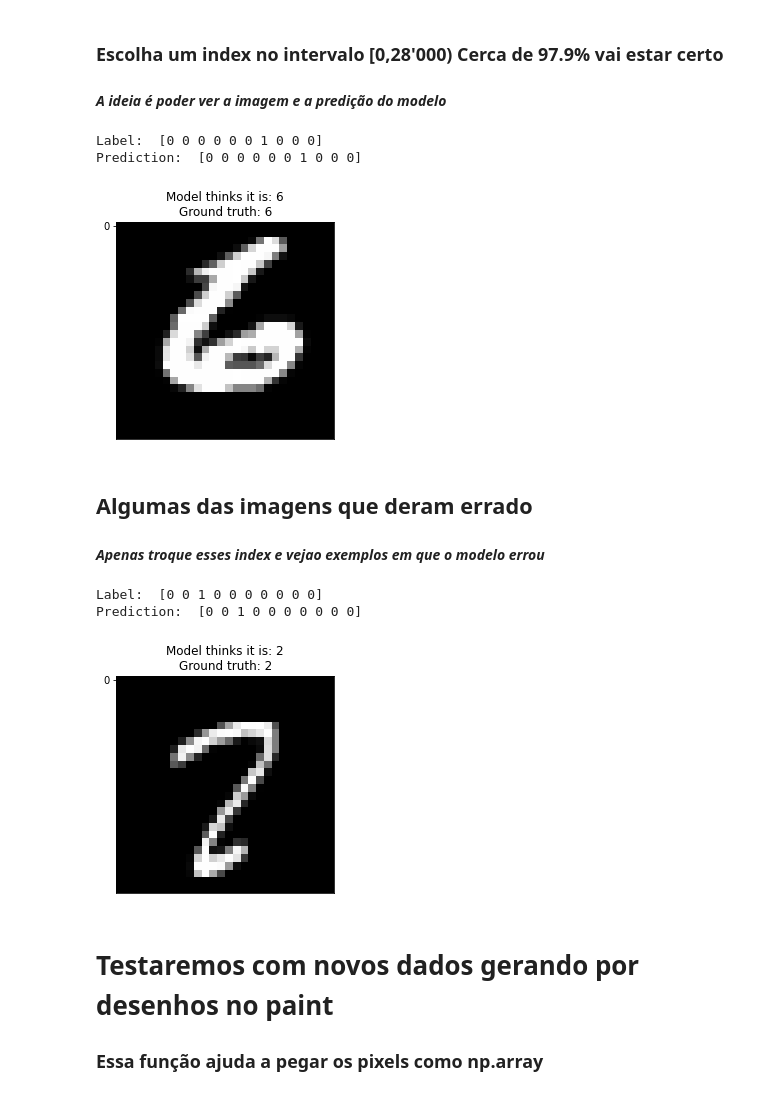
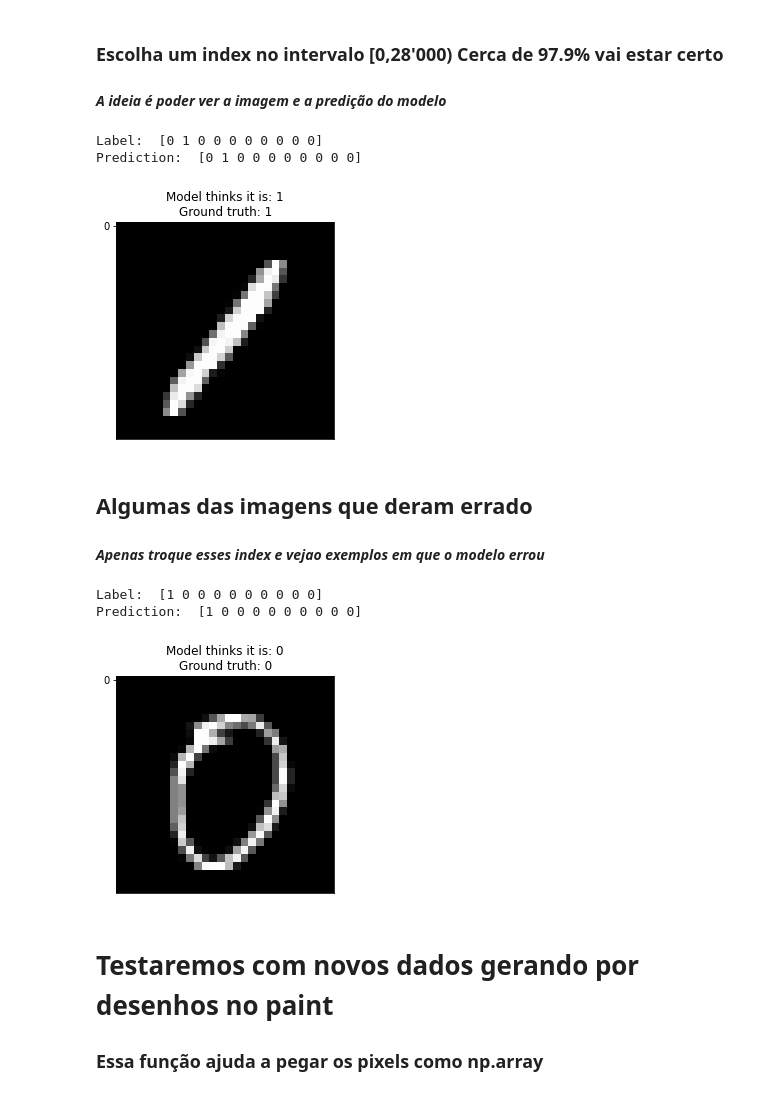
Before and after one commit to evertonse/Custom-DL-Model-using-MNIST, a Jupyter notebook: MNIST Model.ipynb, the cells around one changed output. Cells and saved outputs as stored; diff of their text form; code cells hidden in the pictures.

```diff
--- a/MNIST Model.ipynb
+++ b/MNIST Model.ipynb
@@ -48,21 +48,25 @@ Claro que foi só eu desenhando no paint e testando, mas te faz questionar um po
 # traning_data, foi os 42 mil usados pelo modelo.
 # dimensions, as dimensões usadas para treinamentodo modelo (784,128,128,10)
 all_data = load_mnist_data()
+split = 42000
 
+normalize_term = np.amax(all_data["inputs" ])
+
+print("Normalizing Term:",	normalize_term)
 print("Quantidade de exemplos:",	len(all_data["inputs"]))
 print("Dimensão da imagem: ",		len(all_data["inputs"][0]))
 print("Quantidade de digitos: ",	len(all_data["outputs"][0]))
 
 # Treinamos com 42 mil exemplos
 train_data = {
-	"inputs" :	all_data["inputs" ][:42000],
-	"outputs":	all_data["outputs"][:42000]
+	"inputs" :	all_data["inputs" ][:split]/normalize_term,
+	"outputs":	all_data["outputs"][:split]
 }
 
 # Restante dos 28 mil exemplos que o modelo não viu, será nossos dados de teste
 test_data = {
-	"inputs" :	all_data["inputs" ][42000:],
-	"outputs":	all_data["outputs"][42000:]
+	"inputs" :	all_data["inputs" ][split:]/normalize_term,
+	"outputs":	all_data["outputs"][split:]
 }
 
 test_data_being_used = test_data
@@ -83,7 +86,7 @@ model  = Model.load("./models/model_128x128")
 """É possivel repetir essa celula diversas vezes para treinar o modelo, com epochs, our learning rate diferentes"""
 learning_rate = 0.035
 # Fique a vontade pra trocar aumentar as épocas, sei que com 50 chega a 98% acurácia
-epochs = 5
+epochs = 0
 model_filename = "model_128x128"
 
 print("\n> Model Started Training...\n")
@@ -99,11 +102,7 @@ model.train(
 #model = Model.load("./models/" + model_filename)
 
 print("> Done.")
-
-model.print()
-
-model.save("./models/" + model_filename)
-print("> model saved in: ",model_filename)
+print(f"{np.std(train_data['inputs'])=}")
 # %% [output]
 > Model Started Training...
 
@@ -183,23 +193,23 @@ Acurácia:  0.9747857142857143
 #### *A ideia é poder ver a imagem e a predição do modelo*
 # %%
 # Escolha um index no intervalo [0,2800'000) Cerca de 96% vai estar certo
-index = 27999
+index = 27049
 test_prediction(index,test_data_being_used,model)
 # %% [output]
-Label:  [0 0 0 0 0 0 1 0 0 0]
-Prediction:  [0 0 0 0 0 0 1 0 0 0]
+Label:  [0 1 0 0 0 0 0 0 0 0]
+Prediction:  [0 1 0 0 0 0 0 0 0 0]
-[figure, old version]
+[figure, new version]
 # %% [markdown]
 ## Algumas das imagens que deram errado
 #### *Apenas troque esses index e vejao exemplos em que o modelo errou*
 # %%
-# Alguns dos indexes errados: 21073, 27839, 26522, 21558 (usando 28k testing_data)
-index_errado = 27839
+# Alguns dos indexes errados: 27749, 21073, 27839, 26522, 21558 (usando 28k testing_data)
+index_errado = 21077
 test_prediction(index_errado,test_data_being_used,model)
 # %% [output]
-Label:  [0 0 1 0 0 0 0 0 0 0]
-Prediction:  [0 0 1 0 0 0 0 0 0 0]
+Label:  [1 0 0 0 0 0 0 0 0 0]
+Prediction:  [1 0 0 0 0 0 0 0 0 0]
-[figure, old version]
+[figure, new version]
 # %% [markdown]
 # Testaremos com novos dados gerando por desenhos no paint
 ### Essa função ajuda a pegar os pixels como np.array
```
Also changed, not shown: parts of 6 cells of this notebook, 9 other files.
